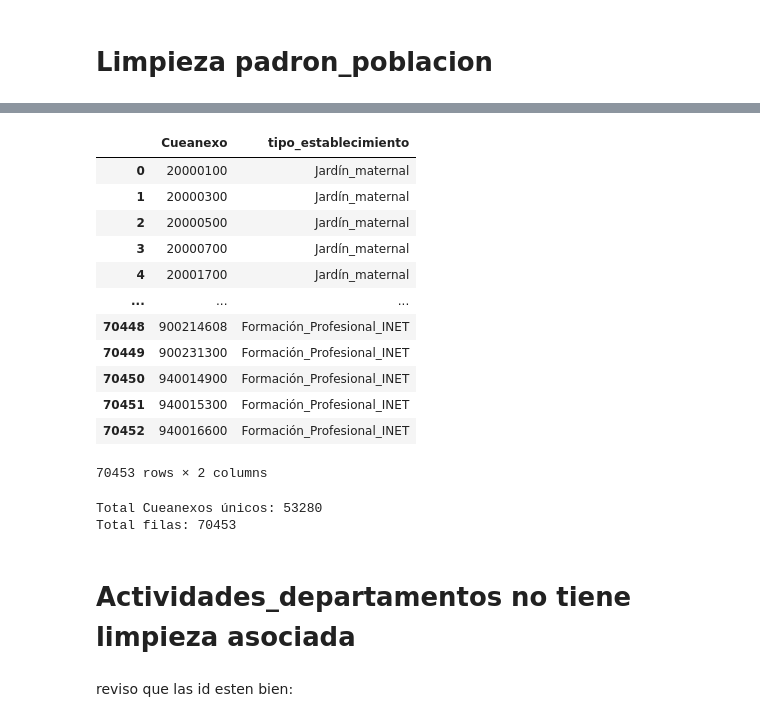
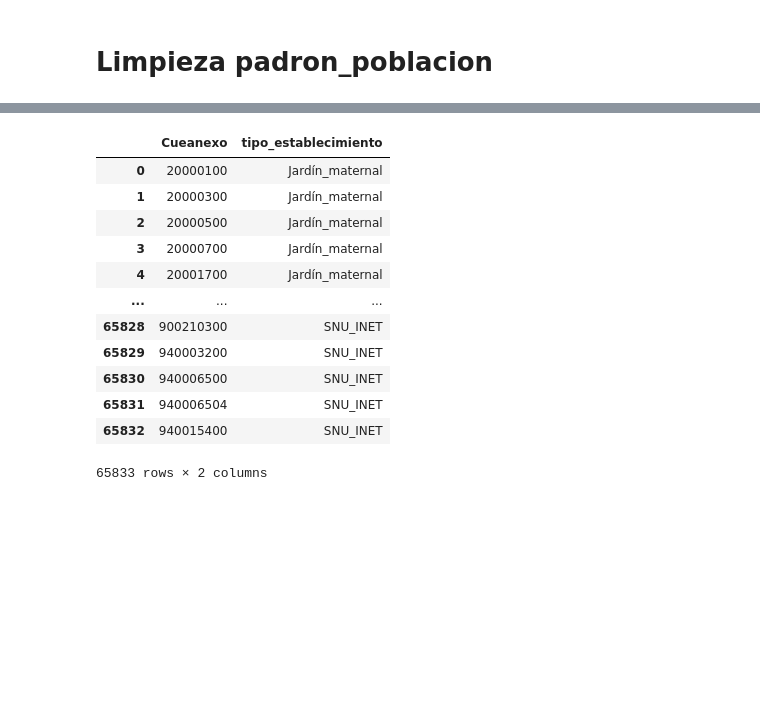
Before and after one commit to roldannahuelalejadro/Labo-Datos-master, a Jupyter notebook: Trabajo Practico 1/Limpieza de datos.ipynb, the cells around one changed output, grey strips where cells are left out. Cells and saved outputs as stored; diff of their text form; code cells hidden in the pictures; blank space fills up the shorter version.

```diff
--- a/Trabajo Practico 1/Limpieza de datos.ipynb
+++ b/Trabajo Practico 1/Limpieza de datos.ipynb
@@ -13,7 +13,6 @@ actividades_establecimientos_productivos = pd.read_csv(carpeta + "/actividades_e
 # %% [markdown]
 # Limpieza padron_poblacion
 # %%
-
 carpeta = "TablasOriginales"
 
 padron_poblacion =  pd.read_excel(carpeta + "/padron_poblacion.xlsX")
@@ -25,12 +24,16 @@ padron_poblacion.columns
 edad_index = []
 total_index = []
 areas = []
+id_areas = []
 counter = 0
 counter_total = 0
+
+
 for i in range(len(padron_poblacion['edad'].tolist())): # saco los indices de fila donde aparece Edad
     if padron_poblacion['edad'].tolist()[i] == 'Edad':
         counter += 1
         edad_index.append(i+1)
+        id_areas.append(padron_poblacion['edad'].tolist()[i-2])
         areas.append(padron_poblacion['casos'].tolist()[i-2])
 
 
@@ -45,11 +48,12 @@ if  counter != counter_total:
 
 
 df_list = []
-for index in range(counter-1):
+for index in range(counter): #
     edad = padron_poblacion['edad'][edad_index[index]: total_index[index]].tolist()
     casos = padron_poblacion['casos'][edad_index[index]: total_index[index]].tolist()
     porcentaje = padron_poblacion['porcentaje'][edad_index[index]: total_index[index]].tolist()
-    porcentaje_acumulado = padron_poblacion['porcentaje_acumulado'][edad_index[index]: total_index[index]].tolist()
+    porcentaje_acumulado = padron_poblacion['porcentaje_acumulado'][
+        edad_index[index]: total_index[index]].tolist()
 
     data = {
         'edad': edad,
@@ -57,14 +61,20 @@ for index in range(counter-1):
         'porcentaje': porcentaje,
         'porcentaje_acumulado': porcentaje_acumulado
     }
-
     df_ = pd.DataFrame(data)
 
     ruta_subcarpeta = os.path.join('TablasModificadas', 'Padrones')
 
     os.makedirs(ruta_subcarpeta, exist_ok=True)
 
-    ruta_archivo = os.path.join(ruta_subcarpeta, f'padron_poblacion_{areas[index]}.csv')
+
+    id_departamentos = [id_area.replace('AREA # ', '') for id_area in id_areas]
+    ruta_archivo = os.path.join(ruta_subcarpeta, f'padron_poblacion_{id_departamentos[index]}.csv')
     df_.to_csv(ruta_archivo, index=False)
 
     df_list.append(df_)
+# %%
+areas = areas[:-1]
+id_areas = id_areas[:-1]
+
+print( id_areas[-1])
@@ -70,0 +83,10 @@ for index in range(counter-1):
+# %%
+id_departamentos = [id_area.replace('AREA # ', '') for id_area in id_areas]
+
+# Crear el mapeo correcto
+mapeo_departamentos = pd.DataFrame({
+    'id_departamentos': id_departamentos,
+    'departamento': areas
+})
+
+mapeo_departamentos
@@ -196,7 +270,7 @@ padron_establecimientos_educativos  = pd.read_excel(carpeta + "/2022_padron_ofic
 # saquemosle los espacios para poder llamarlos con sql despues:
 padron_establecimientos_educativos.columns=['Jurisdicción', 'Cueanexo', 'Nombre', 'Sector', 'Ámbito', 'Domicilio',
        'C_P', 'Código_de_área', 'Teléfono', 'Código_de_localidad',
-       'Localidad', 'Departamento', 'Mail', 'Común', 'Especial', 'Adultos',
+       'Localidad', 'departamento', 'Mail', 'Común', 'Especial', 'Adultos',
        'Artística', 'Hospitalaria', 'Intercultural', 'Encierro',
        'Jardín_maternal', 'Jardín_de_infantes',
        'Primario', 'Secundario', 'Secundario_INET', 'SNU', 'SNU_INET',
@@ -252,49 +299,43 @@ padron_establecimientos_educativos_limpio
 # %%
+len(set(mapeo_departamentos['id_departamentos'].to_list()))
+# TAbla relaciones cuanexo_nivel
+#%%--------------------------------------------------------------------------------------------------------------------------------
 tipos_educativos = [
     'Jardín_maternal',
     'Jardín_de_infantes',
     'Primario',
     'Secundario',
     'Secundario_INET',
     'SNU',
-    'SNU_INET',
-    'Formación_Profesional',
-    'Formación_Profesional_INET'
+    'SNU_INET'
 ]
 
 partes_sql = []
 
 for tipo in tipos_educativos:
     parte = f"""
     SELECT Cueanexo, '{tipo}' as tipo_establecimiento
     FROM padron_establecimientos_educativos
     WHERE (Común = '1' OR Formación_Profesional = '1' OR Formación_Profesional_INET = '1')
       AND {tipo} = '1'
     """
     partes_sql.append(parte)
 
 consulta_union_completa = " UNION ALL ".join(partes_sql)
 
 tabla_de_relaciones = dd.sql(consulta_union_completa).df()
 tabla_de_relaciones
 # %% [output]
 |  | Cueanexo | tipo_establecimiento |
 | 0 | 20000100 | Jardín_maternal |
 | 1 | 20000300 | Jardín_maternal |
 | 2 | 20000500 | Jardín_maternal |
 | 3 | 20000700 | Jardín_maternal |
 | 4 | 20001700 | Jardín_maternal |
 | ... | ... | ... |
-| 70448 | 900214608 | Formación_Profesional_INET |
-| 70449 | 900231300 | Formación_Profesional_INET |
-| 70450 | 940014900 | Formación_Profesional_INET |
-| 70451 | 940015300 | Formación_Profesional_INET |
-| 70452 | 940016600 | Formación_Profesional_INET |
+| 65828 | 900210300 | SNU_INET |
+| 65829 | 940003200 | SNU_INET |
+| 65830 | 940006500 | SNU_INET |
+| 65831 | 940006504 | SNU_INET |
+| 65832 | 940015400 | SNU_INET |
-70453 rows × 2 columns
+65833 rows × 2 columns
-# %%
-print(f"Total Cueanexos únicos: {padron_establecimientos_educativos_limpio['Cueanexo'].nunique()}")
-print(f"Total filas: {len(tabla_de_relaciones)}")
-#Ver que la tabla de relaciones es mayor que el padron de establecimientos limpio
-# %% [output]
-Total Cueanexos únicos: 53280
-Total filas: 70453
@@ -312,2 +341,0 @@ tabla_de_relaciones.to_csv(ruta_archivo, index=False)
-# %% [markdown]
-# Actividades_departamentos no tiene limpieza asociada
@@ -322,2 +341,0 @@ actividades_establecimientos_productivos.to_csv(ruta_archivo, index=False)
-# %% [markdown]
-reviso que las id esten bien:
```
Also changed, not shown: parts of 23 cells of this notebook.
